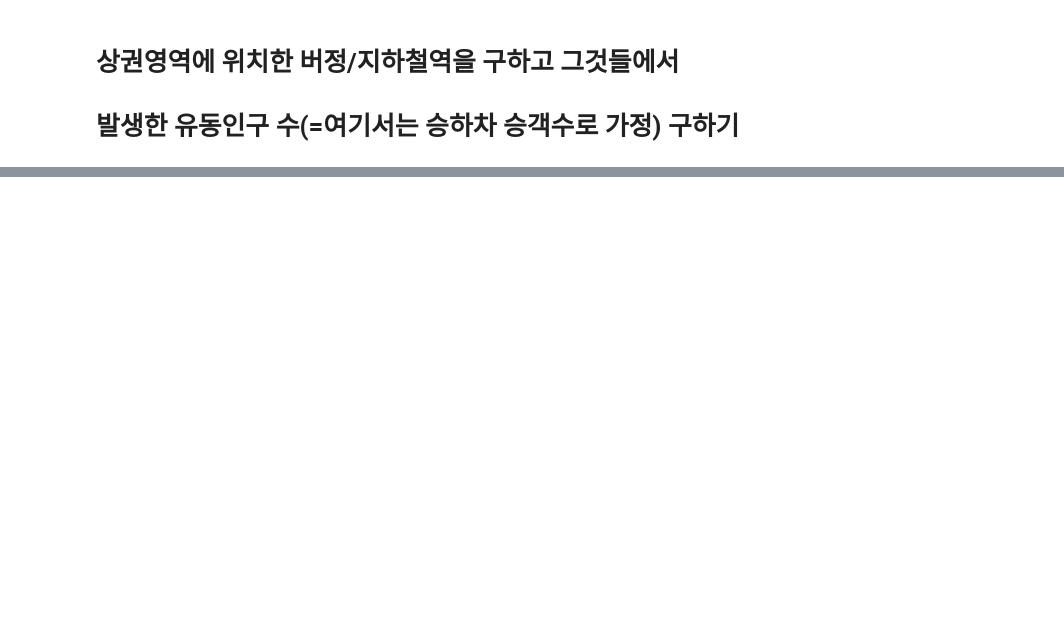
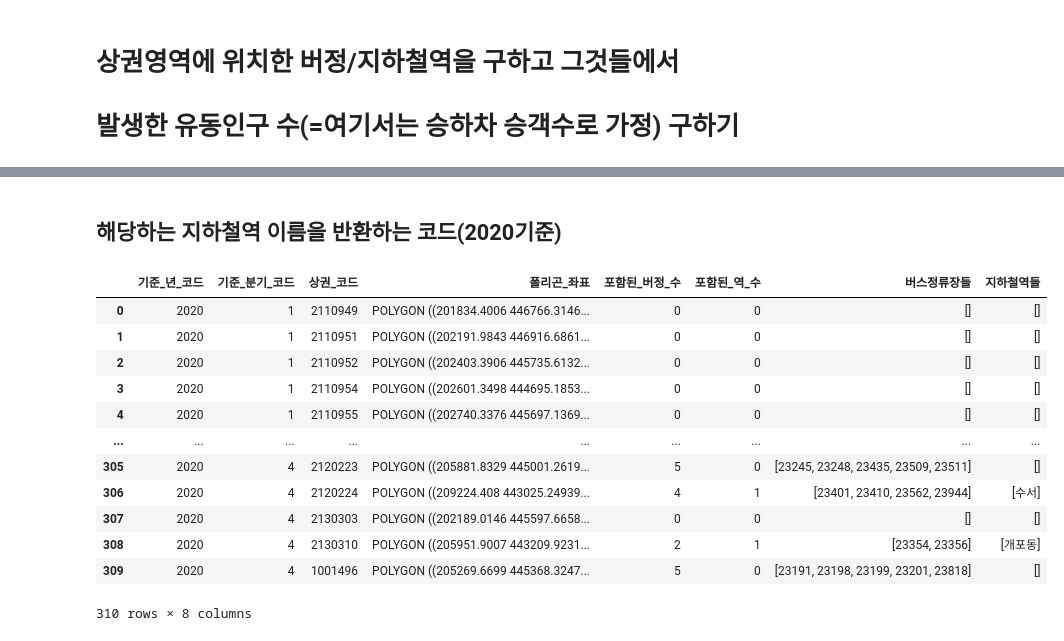
Before and after one commit to GyudongHan/Project_1, a Jupyter notebook: Public_transdata_test.ipynb, the cells around one changed output, grey strips where cells are left out. Saved outputs shown, nothing was run; the diff lists cells and outputs as text; code cells hidden in the pictures; blank space fills up the shorter version.

```diff
--- a/Public_transdata_test.ipynb
+++ b/Public_transdata_test.ipynb
@@ -562,0 +671,44 @@ ALL_filter20
+# %% [markdown]
+## 해당하는 지하철역 이름을 반환하는 코드(2020기준)
+# %%
+from shapely.geometry import Polygon, Point
+from shapely.wkt import loads
+
+# ALL_filter20의 폴리곤을 Polygon 객체로 변환
+all_filter_polygons = [loads(poly) for poly in ALL_filter20['폴리곤_좌표']]
+
+# 역들을 저장할 리스트
+sub_stations = []
+
+# 각 폴리곤에 대해 작업 수행
+for polygon in all_filter_polygons:
+    polygon_sub_stations = []
+
+    # SUB20_whkvy의 좌표를 이용하여 Point 객체 생성
+    sub20_points = [Point(x, y) for x, y in zip(SUB20_whkvy['EPSG_X'], SUB20_whkvy['EPSG_Y'])]
+
+    # 해당 폴리곤에 포함된 지하철역 이름을 저장
+    for index, point in enumerate(sub20_points):
+        if polygon.contains(point):
+            sub_name = SUB20_whkvy.iloc[index]['지하철역']
+            polygon_sub_stations.append(sub_name)
+
+    sub_stations.append(polygon_sub_stations)
+
+# 결과를 ALL_filter20에 추가
+ALL_filter20['지하철역들'] = sub_stations
+ALL_filter20
+# %% [output]
+|  | 기준_년_코드 | 기준_분기_코드 | 상권_코드 | 폴리곤_좌표 | 포함된_버정_수 | 포함된_역_수 | 버스정류장들 | 지하철역들 |
+| 0 | 2020 | 1 | 2110949 | POLYGON ((201834.4006 446766.3146... | 0 | 0 | [] | [] |
+| 1 | 2020 | 1 | 2110951 | POLYGON ((202191.9843 446916.6861... | 0 | 0 | [] | [] |
+| 2 | 2020 | 1 | 2110952 | POLYGON ((202403.3906 445735.6132... | 0 | 0 | [] | [] |
+| 3 | 2020 | 1 | 2110954 | POLYGON ((202601.3498 444695.1853... | 0 | 0 | [] | [] |
+| 4 | 2020 | 1 | 2110955 | POLYGON ((202740.3376 445697.1369... | 0 | 0 | [] | [] |
+| ... | ... | ... | ... | ... | ... | ... | ... | ... |
+| 305 | 2020 | 4 | 2120223 | POLYGON ((205881.8329 445001.2619... | 5 | 0 | [23245, 23248, 23435, 23509, 23511] | [] |
+| 306 | 2020 | 4 | 2120224 | POLYGON ((209224.408 443025.24939... | 4 | 1 | [23401, 23410, 23562, 23944] | [수서] |
+| 307 | 2020 | 4 | 2130303 | POLYGON ((202189.0146 445597.6658... | 0 | 0 | [] | [] |
+| 308 | 2020 | 4 | 2130310 | POLYGON ((205951.9007 443209.9231... | 2 | 1 | [23354, 23356] | [개포동] |
+| 309 | 2020 | 4 | 1001496 | POLYGON ((205269.6699 445368.3247... | 5 | 0 | [23191, 23198, 23199, 23201, 23818] | [] |
+310 rows × 8 columns
```
Also changed, not shown: parts of 10 cells of this notebook, 1 other file.
